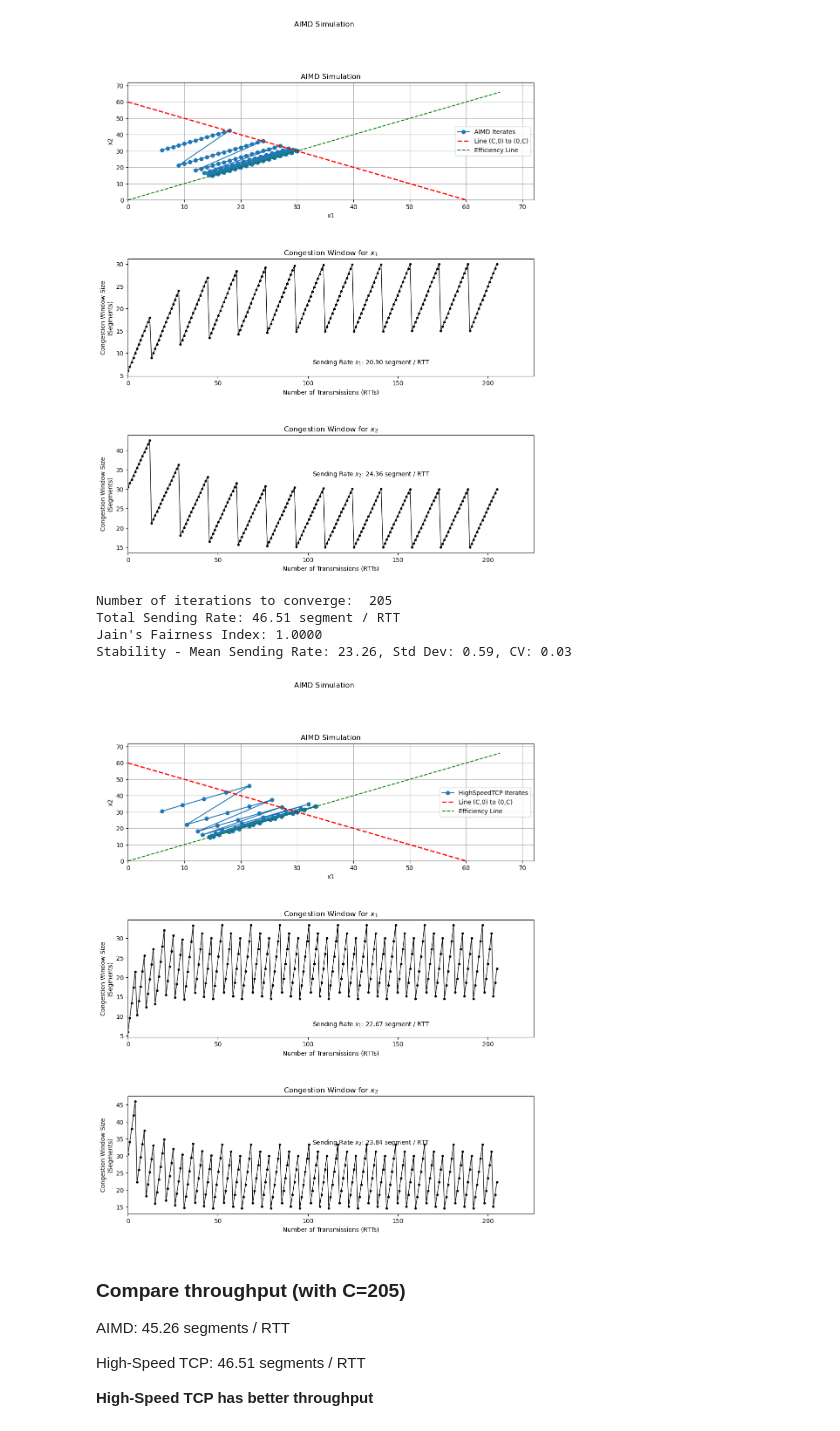
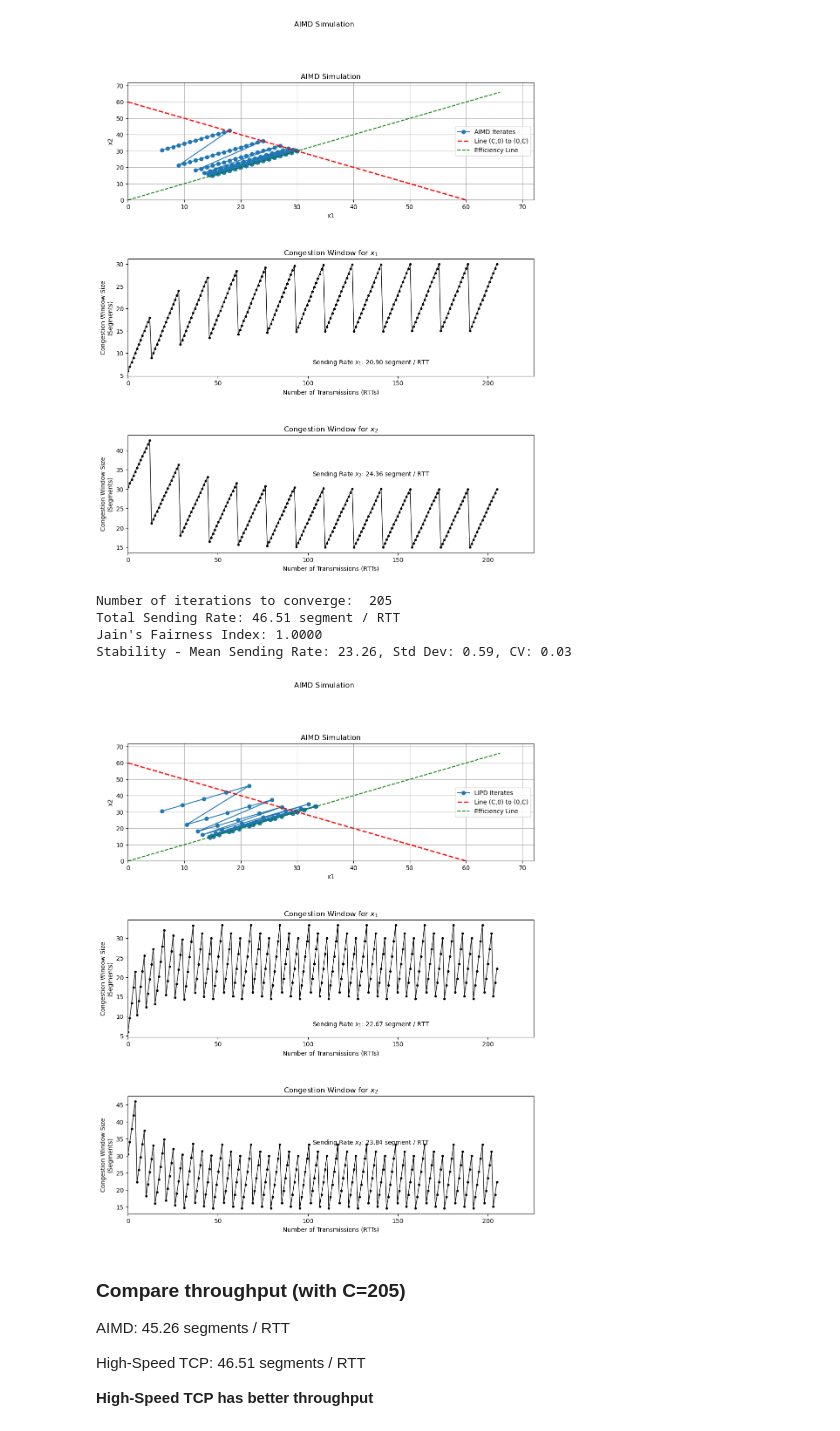
Before and after one commit to zheien/SC4052-Cloud-Computing, a Jupyter notebook: SC4052_LawZheiEn_Assignment1.ipynb, the cells around one changed output. Cells and saved outputs as stored; diff of their text form; code cells hidden in the pictures.

Commit message:
Change function name

```diff
--- a/SC4052_LawZheiEn_Assignment1.ipynb
+++ b/SC4052_LawZheiEn_Assignment1.ipynb
@@ -15,15 +15,15 @@ import matplotlib.pyplot as plt
 
 def congestion_control_simulation(C:int, x1:int, x2:int, alpha:int, beta:int, maxIterate:int, mode='AIMD', output="congestion_plot.png", title='Congestion Control', x3:int=None):
     """
-    Simulates congestion control algorithm (AIMD or HighSpeed TCP).
+    Simulates congestion control algorithm (AIMD or LIPD).
 
     Parameters:
     - C: Constraint value (capacity).
-    - alpha: Additive increase step (or base increase parameter for HighSpeed TCP).
-    - beta: Multiplicative decrease factor (or base decrease parameter for HighSpeed TCP).
+    - alpha: Additive increase step (or base increase parameter for LIPD).
+    - beta: Multiplicative decrease factor (or base decrease parameter for LIPD).
     - x1, x2: Initial values of x1 and x2 (congestion window sizes).
     - x3: Optional third congestion window size.
-    - mode: Algorithm mode ('AIMD' or 'HighSpeedTCP').
+    - mode: Algorithm mode ('AIMD' or 'LIPD').
     - output: Filename for saving the output plot.
     - title: Title of the plot.
 
@@ -40,10 +40,10 @@ def congestion_control_simulation(C:int, x1:int, x2:int, alpha:int, beta:int, ma
     x3_values = np.array([x3]) if x3 is not None else None  # Optional x3 values
 
     def a(w):
-        return alpha * np.log(w + 1)  # Logarithmic increase function for HighSpeed TCP
+        return alpha * np.log(w + 1)  # Logarithmic increase function for HLIPD
 
     def b(w):
-        return beta * (w / (w + 1)) ** 2  # Power decrease function for HighSpeed TCP
+        return beta * (w / (w + 1)) ** 2  # Power decrease function for LIPD
 
     def jains_fairness_index(x1, x2, x3=None):
 
@@ -98,8 +98,8 @@ def congestion_control_simulation(C:int, x1:int, x2:int, alpha:int, beta:int, ma
                 x2 *= beta
                 if x3 is not None:
                     x3 *= beta
-        elif mode == 'HighSpeedTCP':
-            # Additive Increase / Multiplicative Decrease (HighSpeed TCP)
+        elif mode == 'LIPD':
+            # Additive Increase / Multiplicative Decrease (LIPD)
             if x1 + x2 + (x3 if x3 is not None else 0) <= C:
                 alpha1 = a(w)
                 alpha2 = a(w)
@@ -222,24 +222,24 @@ Stability - Mean Sending Rate: 22.63, Std Dev: 1.73, CV: 0.08
 # %%
 # current_time = datetime.datetime.now()
 # formatted_time = current_time.strftime("%Y-%m-%d_%H-%M-%S")
 
 # highspeed_tcp_sim(
 #           C=60,
 #           x1=6,
 #           x2=30.5,
 #           alpha=1,
 #           beta=0.5,
 #           output=f"aimd_{formatted_time}.svg",
 #           title="Standard TCP AIMD Algorithm"
 #           )
 
-congestion_control_simulation(C=60, x1=6, x2=30.5, alpha=1, beta=0.5, maxIterate=205, mode='HighSpeedTCP', output='aimd_results.png', title='AIMD Simulation')
+congestion_control_simulation(C=60, x1=6, x2=30.5, alpha=1, beta=0.5, maxIterate=205, mode='LIPD', output='aimd_results.png', title='AIMD Simulation')
 # %% [output]
 Number of iterations to converge:  205
 Total Sending Rate: 46.51 segment / RTT
 Jain's Fairness Index: 1.0000
 Stability - Mean Sending Rate: 23.26, Std Dev: 0.59, CV: 0.03
-[figure, old version]
+[figure, new version]
 # %% [markdown]
 ### Compare throughput (with C=205)
 
```
Also changed, not shown: parts of 5 cells of this notebook.
